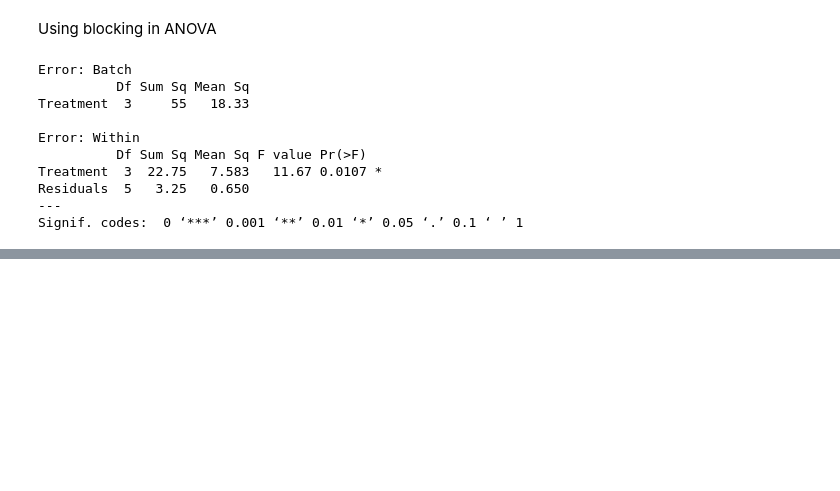
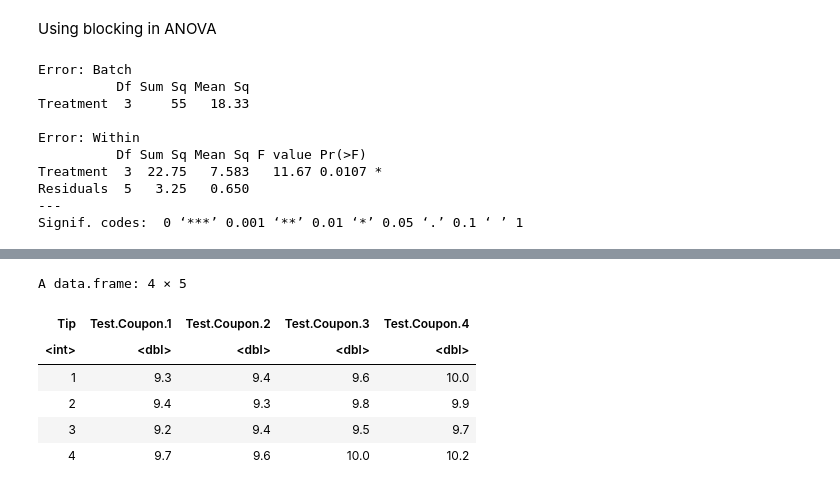
Before and after one commit to oooookk7/experimental-design-statistics, a Jupyter notebook: 03 - Randomised Blocks, Latin Squares, and Related Designs/notes.ipynb, the cells around one changed output, grey strips where cells are left out. Saved outputs shown, nothing was run; the diff lists cells and outputs as text; code cells hidden in the pictures; blank space fills up the shorter version.

```diff
--- a/03 - Randomised Blocks, Latin Squares, and Related Designs/notes.ipynb
+++ b/03 - Randomised Blocks, Latin Squares, and Related Designs/notes.ipynb
@@ -549,0 +691,16 @@ Therefore, the extrusion pressure signifcantly affects the mean yield - the perc
+# %%
+dataset = read.csv("coupon.csv")
+
+data.frame(Tip=unique(dataset$Tip),
+           Test.Coupon.1=(dataset %>% filter(Test.Coupon == 1))$Hardness,
+           Test.Coupon.2=(dataset %>% filter(Test.Coupon == 2))$Hardness,
+           Test.Coupon.3=(dataset %>% filter(Test.Coupon == 3))$Hardness,
+           Test.Coupon.4=(dataset %>% filter(Test.Coupon == 4))$Hardness)
+# %% [output]
+A data.frame: 4 × 5
+| Tip | Test.Coupon.1 | Test.Coupon.2 | Test.Coupon.3 | Test.Coupon.4 |
+| <int> | <dbl> | <dbl> | <dbl> | <dbl> |
+| 1 | 9.3 | 9.4 | 9.6 | 10.0 |
+| 2 | 9.4 | 9.3 | 9.8 | 9.9 |
+| 3 | 9.2 | 9.4 | 9.5 | 9.7 |
+| 4 | 9.7 | 9.6 | 10.0 | 10.2 |
```
Also changed, not shown: parts of 10 cells of this notebook, 12 other files.
